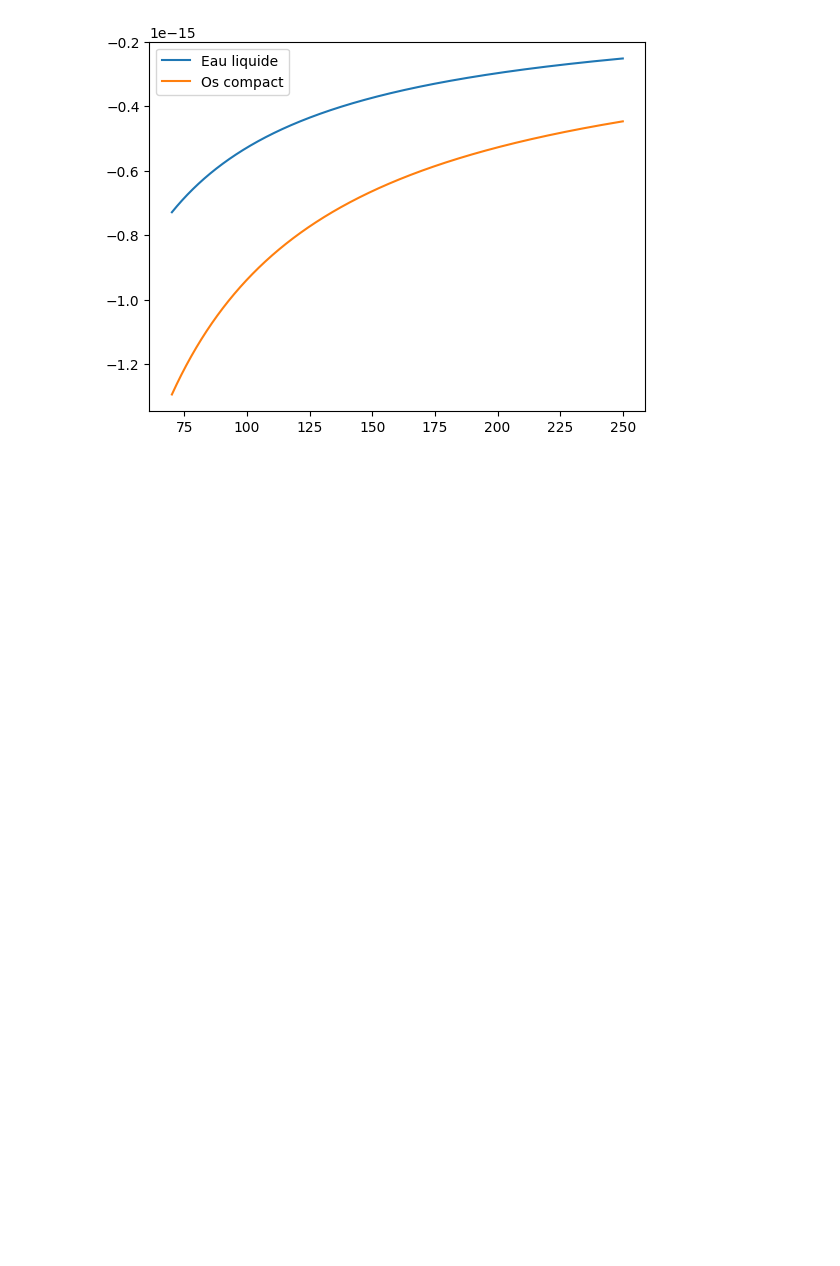
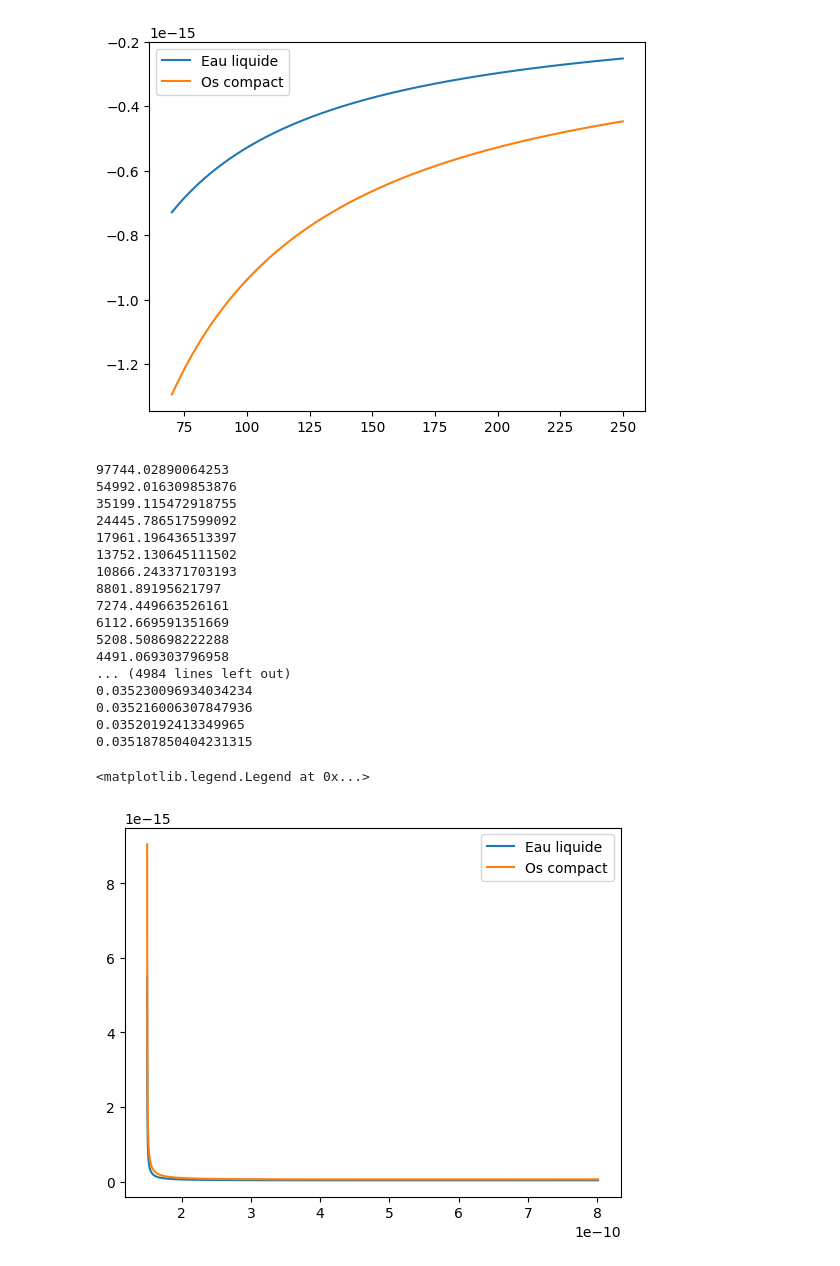
Before and after one commit to Jeremie-Beaupre/TP1_Phyznum, a Jupyter notebook: TP1.ipynb, the cells around one changed output. Saved outputs shown, nothing was run; the diff lists cells and outputs as text; code cells hidden in the pictures; blank space fills up the shorter version.

```diff
--- a/TP1.ipynb
+++ b/TP1.ipynb
@@ -103,3 +102,66 @@ S_col eau = [-7.28725455e-16 -7.28379757e-16 -7.28034418e-16 ... -2.51346559e-16
  -2.51320435e-16 -2.51294318e-16]
 <matplotlib.legend.Legend at 0x...>
 [figure]
+# %%
+I_bone = 91.9*1.60218*10**(-19) #J
+I_water = 75*1.60218*10**(-19) #J
+
+
+r_e = 2.818 * 10**(-15) # m
+m_e = 9.109 * 10**(-31) # kg
+m_p = 1.672 * 10**(-27) # kg
+C = 2.99792458 * 10**8  # m/s
+ratio = m_e/m_p #
+E_proton = np.linspace(3*10**6, 5000*10**6, 5000) #eV
+E_proton = [(1.60218*10**(-19))*x for x in E_proton] #J
+
+Y_water = []
+Y_bone = []
+
+def energy_to_speed(energie):
+    print((m_p*C**2/energie)**2)
+    return C*np.sqrt(1-((m_p*C**2)/energie)**2)
+
+def func_gamma(v):
+    return 1/np.sqrt(1-(v**2/C**2))
+
+def func_beta(v):
+    return v/C
+
+def func_T_max():
+    return (2*m_e*C**2*(gamma**2-1))/(1+2*gamma*(m_e/m_p)+(m_e/m_p)**2)
+
+def func_S_collision(I, n_e):
+    return 2*np.pi*r_e**2*m_e*C**2*n_e*(1/beta**2)*(np.log((2*m_e*C**2*beta**2*gamma**2*T_max)/I**2)-2*beta**2)
+
+for q in E_proton:
+    vitesse = energy_to_speed(q)
+    gamma = func_gamma(vitesse)
+    beta = func_beta(vitesse)
+    T_max = func_T_max()
+    Y_water.append(func_S_collision(I_water, number_of_electron_in_water))
+    Y_bone.append(func_S_collision(I_bone, number_of_electron_in_bone))
+
+plt.plot(E_proton, Y_water, label='Eau liquide')
+plt.plot(E_proton, Y_bone, label='Os compact')
+plt.legend()
+# %% [output]
+97744.02890064253
+54992.016309853876
+35199.115472918755
+24445.786517599092
+17961.196436513397
+13752.130645111502
+10866.243371703193
+8801.89195621797
+7274.449663526161
+6112.669591351669
+5208.508698222288
+4491.069303796958
+... (4984 lines left out)
+0.035230096934034234
+0.035216006307847936
+0.03520192413349965
+0.035187850404231315
+<matplotlib.legend.Legend at 0x...>
+[figure, added]
```
Also changed, not shown: parts of 1 cell of this notebook.
